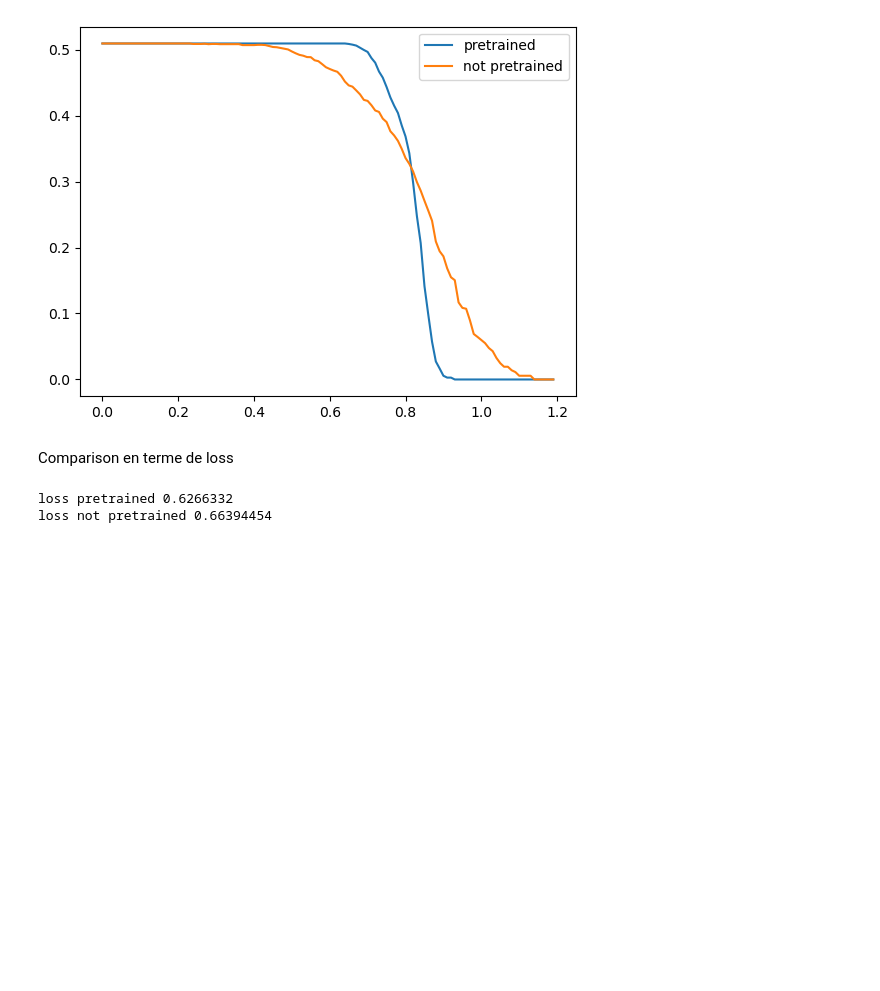
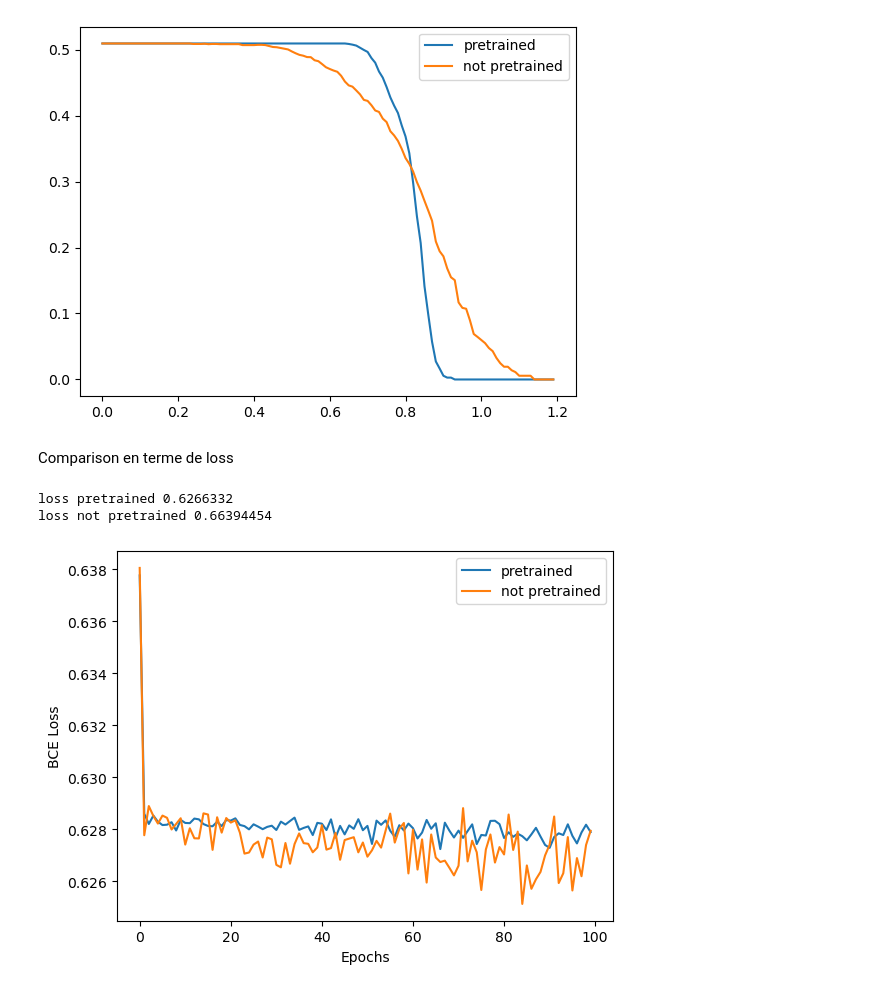
Before and after one commit to gregoirebechade/comp_stats_final, a Jupyter notebook: code/exploring.ipynb, the cells around one changed output. Saved outputs shown, nothing was run; the diff lists cells and outputs as text; code cells hidden in the pictures; blank space fills up the shorter version.

```diff
--- a/code/exploring.ipynb
+++ b/code/exploring.ipynb
@@ -449,3 +458,20 @@ print('loss not pretrained', np.mean(loss_not_pretrained))
 # %% [output]
 loss pretrained 0.6266332
 loss not pretrained 0.66394454
+# %%
+with open('./losses/loss_train_classifier_not_pretrainedbis.txt', 'r') as f :
+    lines = f.readlines()
+    loss_not_pretrained = [float(line) for line in lines]
+
+with open('./losses/loss_train_classifier_pretrained.txt', 'r') as f :
+    lines = f.readlines()
+    loss_pretrained = [float(line) for line in lines]
+
+plt.plot(loss_pretrained, label='pretrained')
+plt.plot(loss_not_pretrained, label='not pretrained')
+plt.legend()
+plt.xlabel('Epochs')
+plt.ylabel('BCE Loss')
+plt.show()
+# %% [output]
+[figure, added]
```
Also changed, not shown: parts of 1 cell of this notebook, 15 other files.
